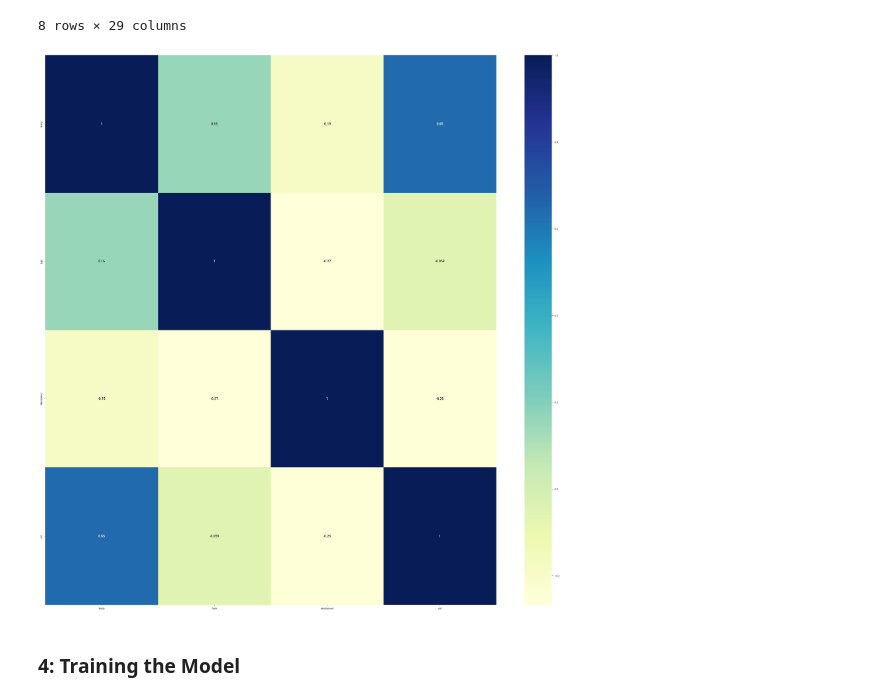
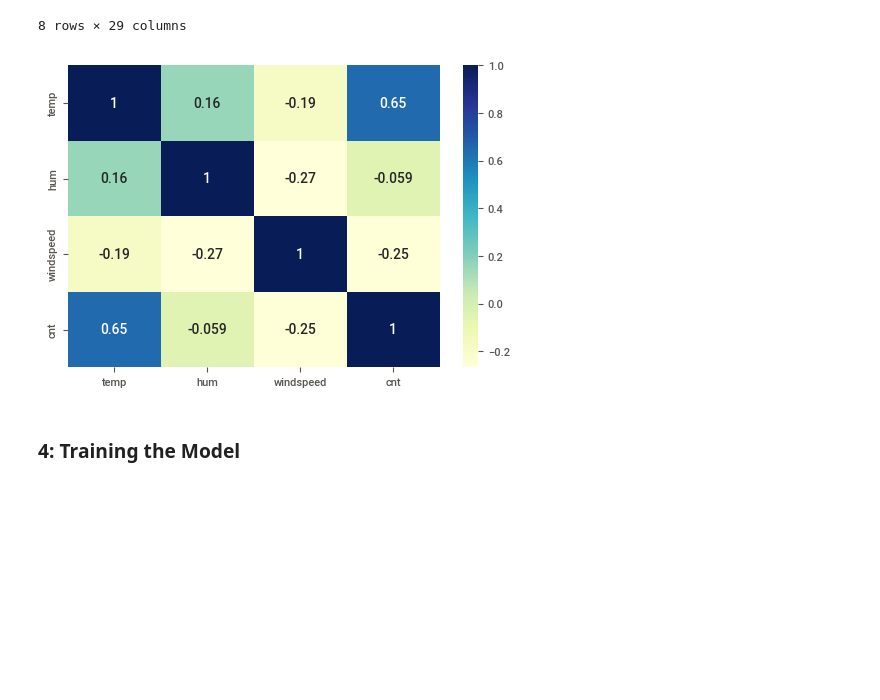
Before and after one commit to 20-anik/Bike-Demand-Prediction-Case-Study, a Jupyter notebook: Bike-Sharing-Assignment.ipynb, the cells around one changed output. Saved outputs shown, nothing was run; the diff lists cells and outputs as text; code cells hidden in the pictures; blank space fills up the shorter version.

```diff
--- a/Bike-Sharing-Assignment.ipynb
+++ b/Bike-Sharing-Assignment.ipynb
@@ -450,11 +450,10 @@ bike_data_train.describe()
 # %%
 # checking the coefficients once again before modelling
 
-plt.figure(figsize = (30, 30))
 sns.heatmap(bike_data_train[num_vars].corr(), annot = True, cmap="YlGnBu")
 plt.show()
 # %% [output]
-[figure, old version]
+[figure, new version]
 # %% [markdown]
 ### 4: Training the Model
 # %%
```
Also changed, not shown: parts of 3 cells of this notebook, 1 other file.
